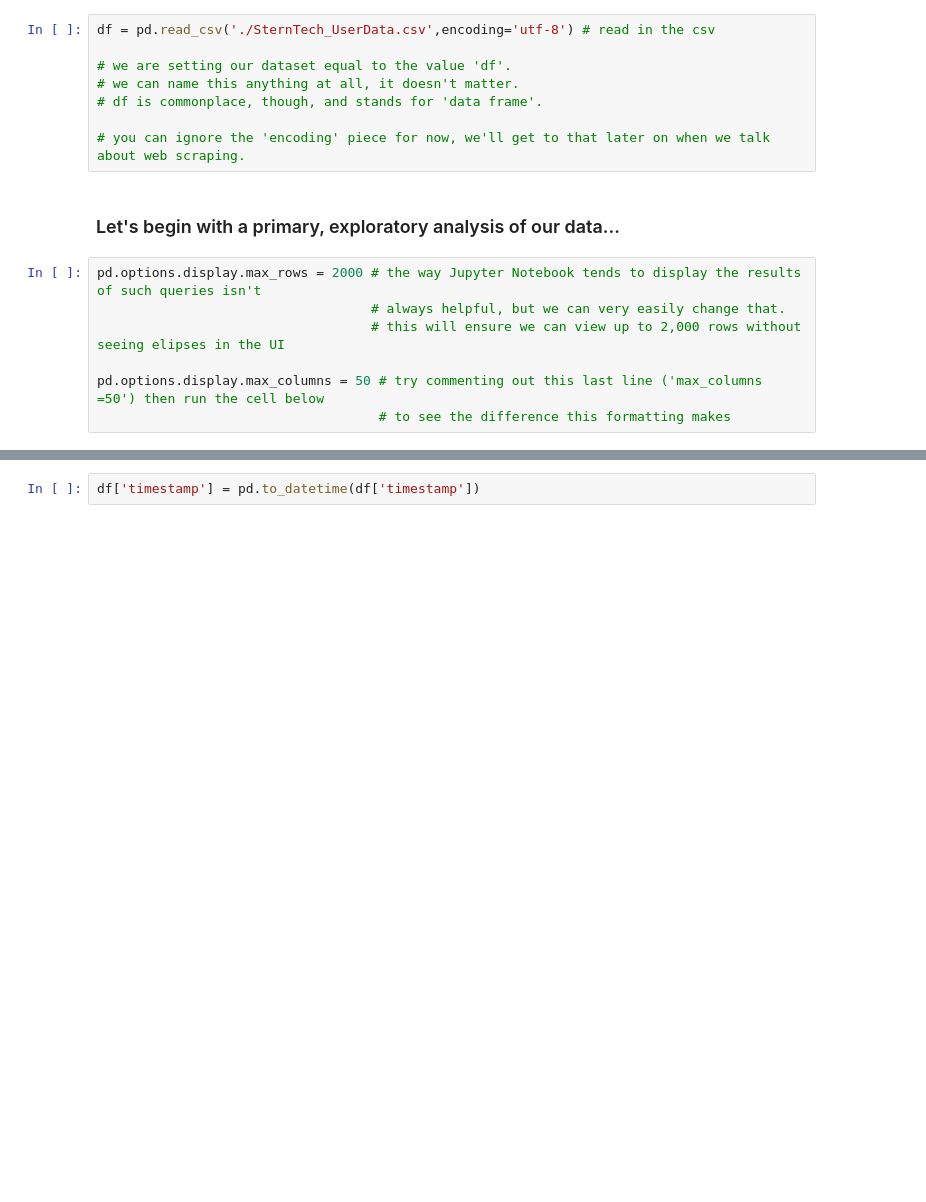
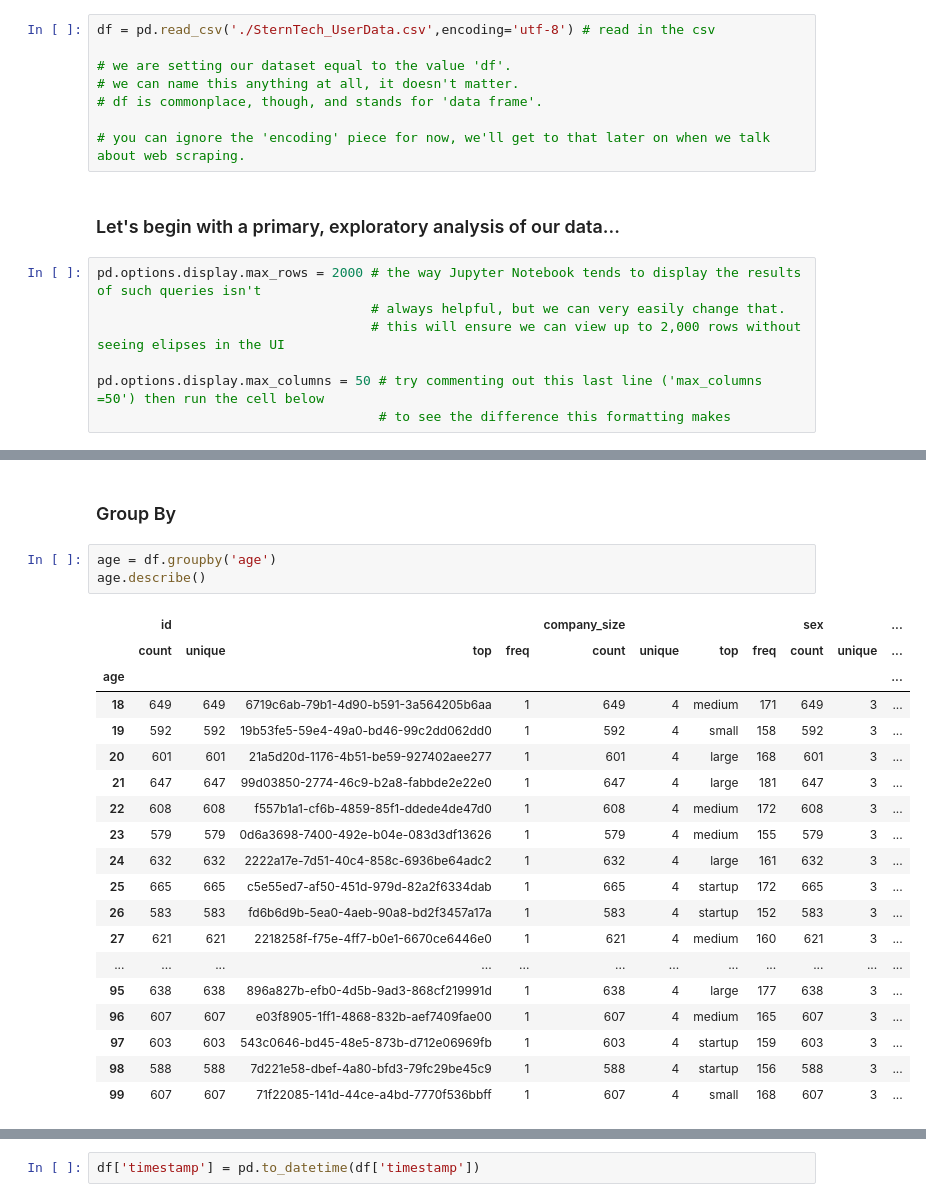
Before and after one commit to jsedoc/NYU-Projects-in-Programming-Fall-2019, a Jupyter notebook: (Class 3) Descriptive Data Analysis/Descriptive Analysis in Python.ipynb, the cells around one changed output, grey strips where cells are left out. Saved outputs shown, nothing was run; the diff lists cells and outputs as text; blank space fills up the shorter version.

```diff
--- a/(Class 3) Descriptive Data Analysis/Descriptive Analysis in Python.ipynb
+++ b/(Class 3) Descriptive Data Analysis/Descriptive Analysis in Python.ipynb
@@ -175,0 +99,25 @@ memory usage: 3.4+ MB
+# %% [markdown]
+### Group By
+# %%
+age = df.groupby('age')
+age.describe()
+# %% [output]
+|  | id |  |  |  | company_size |  |  |  | sex |  | ... |
+|  | count | unique | top | freq | count | unique | top | freq | count | unique | ... |
+| age |  |  |  |  |  |  |  |  |  |  | ... |
+| 18 | 649 | 649 | 6719c6ab-79b1-4d90-b591-3a564205b6aa | 1 | 649 | 4 | medium | 171 | 649 | 3 | ... |
+| 19 | 592 | 592 | 19b53fe5-59e4-49a0-bd46-99c2dd062dd0 | 1 | 592 | 4 | small | 158 | 592 | 3 | ... |
+| 20 | 601 | 601 | 21a5d20d-1176-4b51-be59-927402aee277 | 1 | 601 | 4 | large | 168 | 601 | 3 | ... |
+| 21 | 647 | 647 | 99d03850-2774-46c9-b2a8-fabbde2e22e0 | 1 | 647 | 4 | large | 181 | 647 | 3 | ... |
+| 22 | 608 | 608 | f557b1a1-cf6b-4859-85f1-ddede4de47d0 | 1 | 608 | 4 | medium | 172 | 608 | 3 | ... |
+| 23 | 579 | 579 | 0d6a3698-7400-492e-b04e-083d3df13626 | 1 | 579 | 4 | medium | 155 | 579 | 3 | ... |
+| 24 | 632 | 632 | 2222a17e-7d51-40c4-858c-6936be64adc2 | 1 | 632 | 4 | large | 161 | 632 | 3 | ... |
+| 25 | 665 | 665 | c5e55ed7-af50-451d-979d-82a2f6334dab | 1 | 665 | 4 | startup | 172 | 665 | 3 | ... |
+| 26 | 583 | 583 | fd6b6d9b-5ea0-4aeb-90a8-bd2f3457a17a | 1 | 583 | 4 | startup | 152 | 583 | 3 | ... |
+| 27 | 621 | 621 | 2218258f-f75e-4ff7-b0e1-6670ce6446e0 | 1 | 621 | 4 | medium | 160 | 621 | 3 | ... |
+| ... | ... | ... | ... | ... | ... | ... | ... | ... | ... | ... | ... |
+| 95 | 638 | 638 | 896a827b-efb0-4d5b-9ad3-868cf219991d | 1 | 638 | 4 | large | 177 | 638 | 3 | ... |
+| 96 | 607 | 607 | e03f8905-1ff1-4868-832b-aef7409fae00 | 1 | 607 | 4 | medium | 165 | 607 | 3 | ... |
+| 97 | 603 | 603 | 543c0646-bd45-48e5-873b-d712e06969fb | 1 | 603 | 4 | startup | 159 | 603 | 3 | ... |
+| 98 | 588 | 588 | 7d221e58-dbef-4a80-bfd3-79fc29be45c9 | 1 | 588 | 4 | startup | 156 | 588 | 3 | ... |
+| 99 | 607 | 607 | 71f22085-141d-44ce-a4bd-7770f536bbff | 1 | 607 | 4 | small | 168 | 607 | 3 | ... |
```
Also changed, not shown: parts of 41 cells of this notebook, 4 other files.
